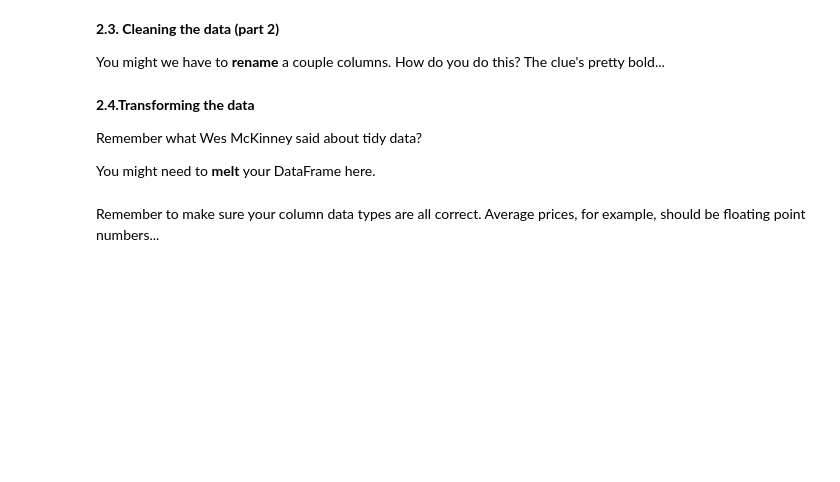
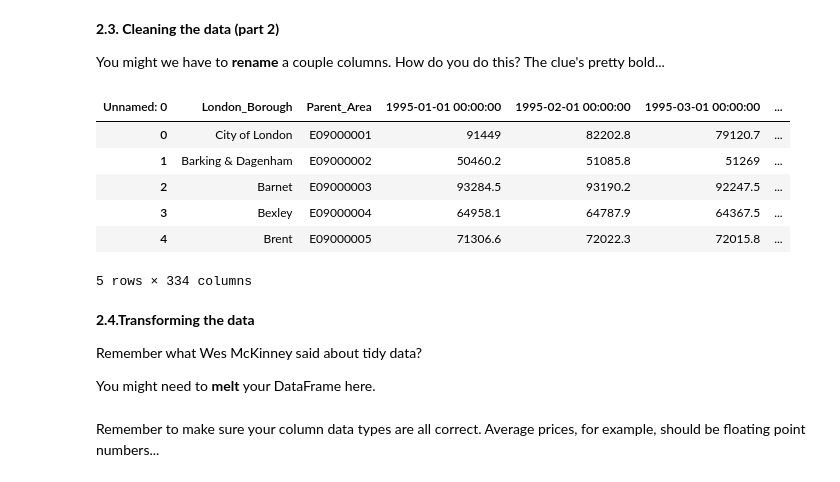
Before and after one commit to RavinderRai/London_Housing_Case_Study, a Jupyter notebook: London_Housing_Case_Study.ipynb, the cells around one changed output. Cells and saved outputs as stored; diff of their text form; code cells hidden in the pictures; blank space fills up the shorter version.

```diff
--- a/London_Housing_Case_Study.ipynb
+++ b/London_Housing_Case_Study.ipynb
@@ -130,6 +174,20 @@ Don't be afraid to use StackOverflow for help  with this.
 **2.3. Cleaning the data (part 2)**
 
 You might we have to **rename** a couple columns. How do you do this? The clue's pretty bold...
+# %%
+new_prop.columns = new_prop.columns.fillna('placeholder')
+
+new_prop = new_prop.rename(columns = {'index': "London_Borough", 'placeholder': "Parent_Area"})
+
+new_prop.head()
+# %% [output]
+| Unnamed: 0 | London_Borough | Parent_Area | 1995-01-01 00:00:00 | 1995-02-01 00:00:00 | 1995-03-01 00:00:00 | ... |
+| 0 | City of London | E09000001 | 91449 | 82202.8 | 79120.7 | ... |
+| 1 | Barking & Dagenham | E09000002 | 50460.2 | 51085.8 | 51269 | ... |
+| 2 | Barnet | E09000003 | 93284.5 | 93190.2 | 92247.5 | ... |
+| 3 | Bexley | E09000004 | 64958.1 | 64787.9 | 64367.5 | ... |
+| 4 | Brent | E09000005 | 71306.6 | 72022.3 | 72015.8 | ... |
+5 rows × 334 columns
 # %% [markdown]
 **2.4.Transforming the data**
 
```
Also changed, not shown: parts of 8 cells of this notebook.
